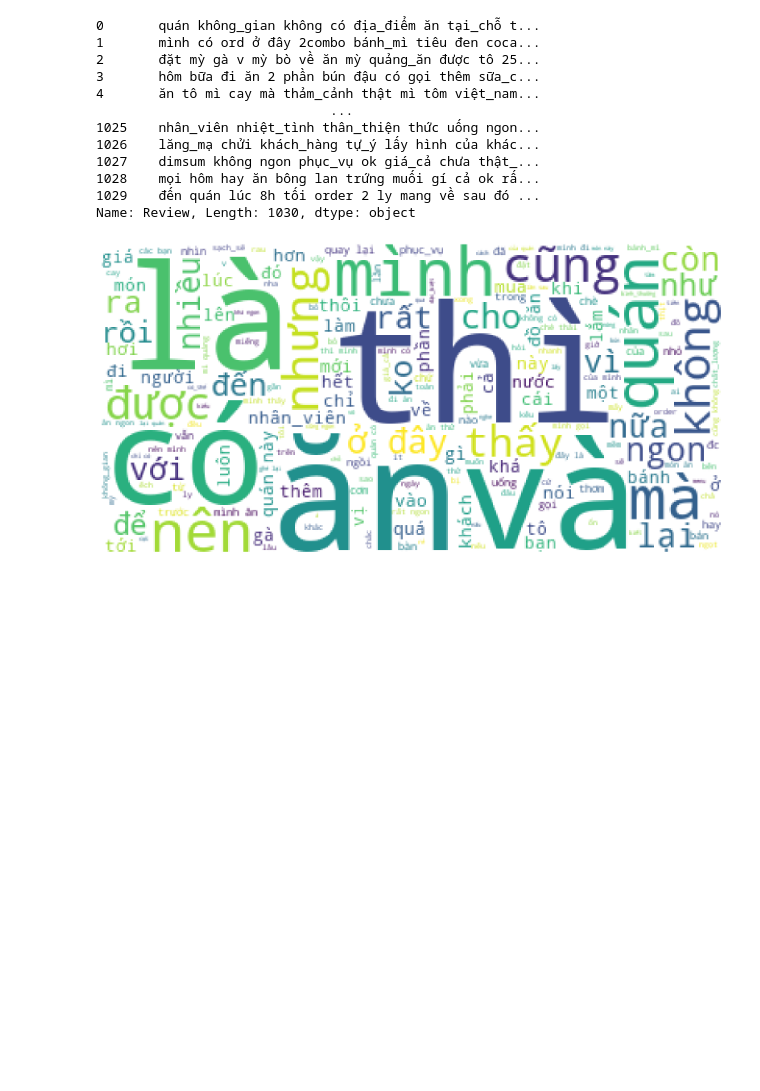
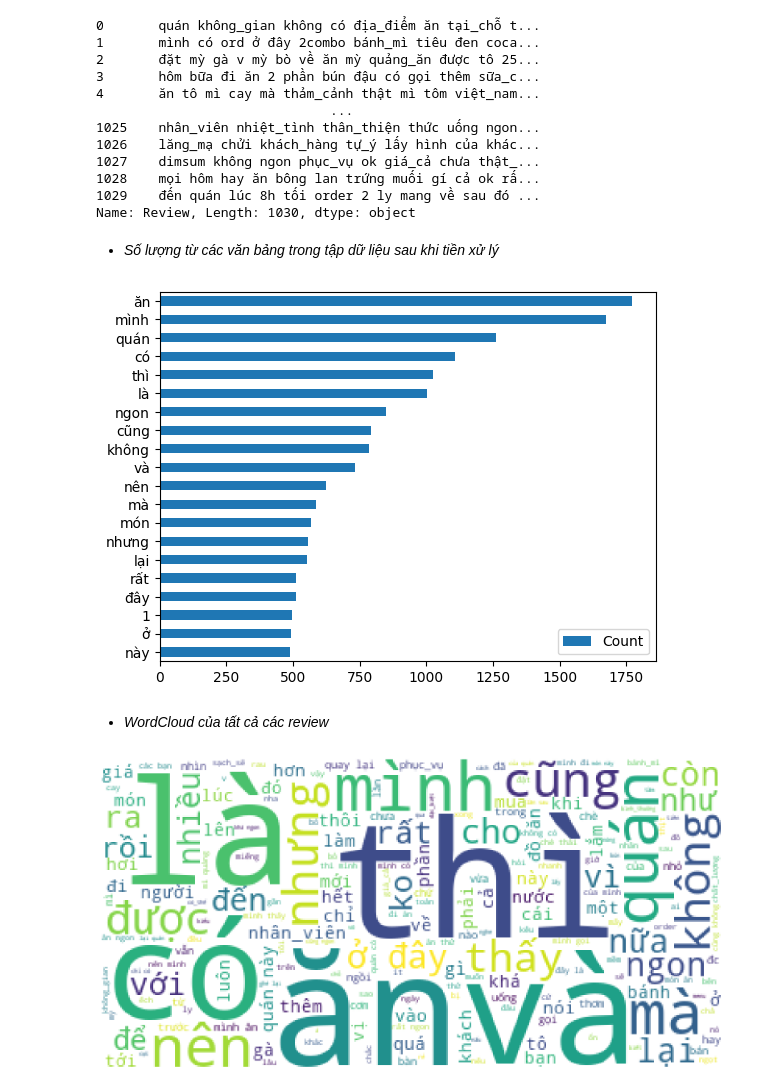
Before and after one commit to Haix1xx/Foody_Sentiment_Analysis, a Jupyter notebook: NLP.ipynb, the cells around one changed output. Drawn from its saved outputs; the diff is of its cells as text; code cells hidden in the pictures; blank space fills up the shorter version.

```diff
--- a/NLP.ipynb
+++ b/NLP.ipynb
@@ -159,6 +182,14 @@ print(clean_df['Review'])
 1028    mọi hôm hay ăn bông lan trứng muối gí cả ok rấ...
 1029    đến quán lúc 8h tối order 2 ly mang về sau đó ...
 Name: Review, Length: 1030, dtype: object
+# %% [markdown]
+- <i>Số lượng từ các văn bảng trong tập dữ liệu sau khi tiền xử lý</i>
+# %%
+plot_histogram(clean_sentences)
+# %% [output]
+[figure, added]
+# %% [markdown]
+- <i>WordCloud của tất cả các review</i>
 # %%
 plot_wordcloud(clean_sentences)
 # %% [output]
```
Also changed, not shown: parts of 9 cells of this notebook.
